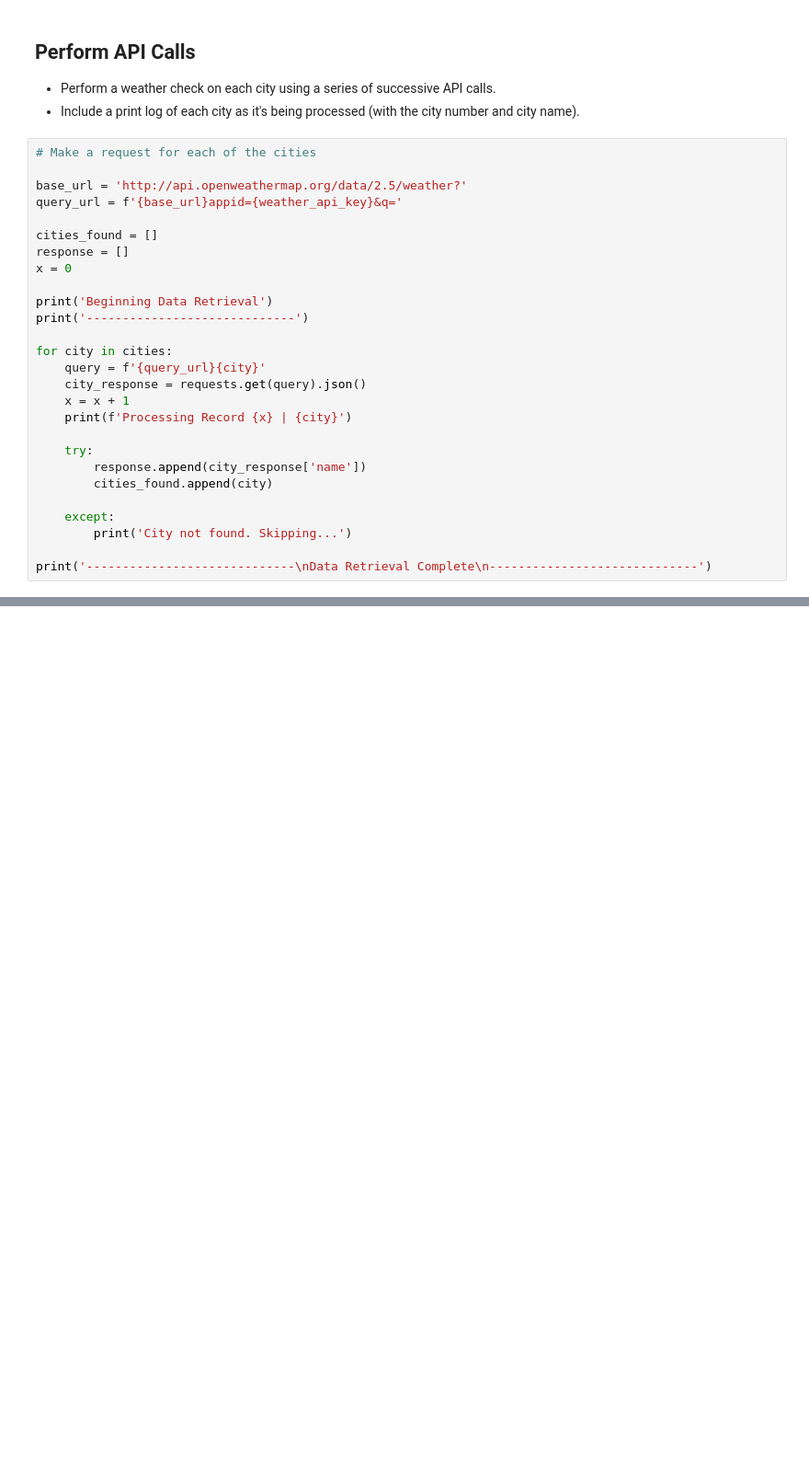
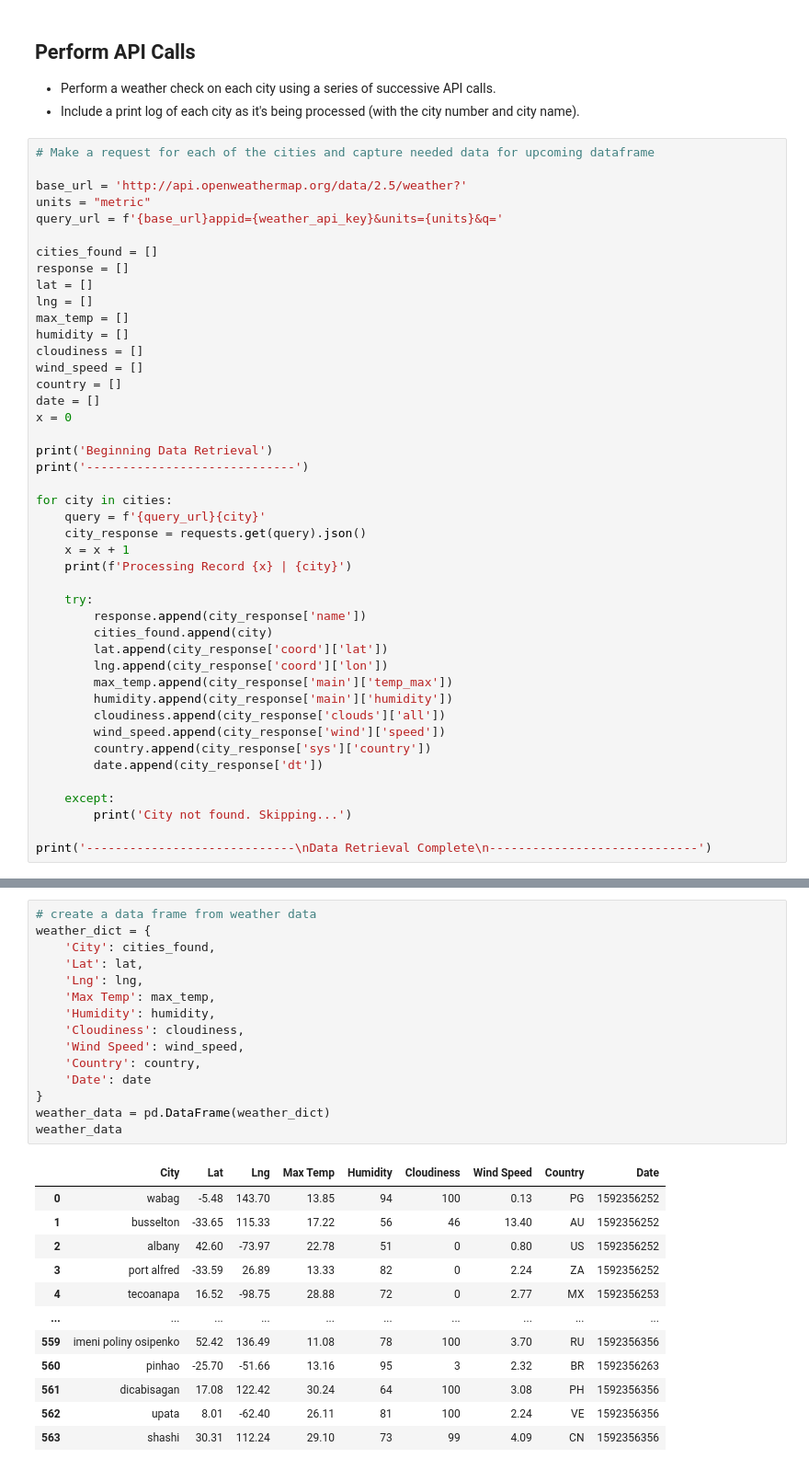
Before and after one commit to tamaranxu/python-api-challenge, a Jupyter notebook: WeatherPy/WeatherPy.ipynb, the cells around one changed output, grey strips where cells are left out. Shown: that part at 92% size. Cells and saved outputs as stored; diff of their text form; blank space fills up the shorter version.

```diff
--- a/WeatherPy/WeatherPy.ipynb
+++ b/WeatherPy/WeatherPy.ipynb
@@ -53,13 +53,22 @@ len(cities)
 * Perform a weather check on each city using a series of successive API calls.
 * Include a print log of each city as it's being processed (with the city number and city name).
 # %%
-# Make a request for each of the cities
+# Make a request for each of the cities and capture needed data for upcoming dataframe
 
 base_url = 'http://api.openweathermap.org/data/2.5/weather?'
-query_url = f'{base_url}appid={weather_api_key}&q='
+units = "metric"
+query_url = f'{base_url}appid={weather_api_key}&units={units}&q='
 
 cities_found = []
 response = []
+lat = []
+lng = []
+max_temp = []
+humidity = []
+cloudiness = []
+wind_speed = []
+country = []
+date = []
 x = 0
 
 print('Beginning Data Retrieval')
@@ -74,6 +83,14 @@ for city in cities:
     try:
         response.append(city_response['name'])
         cities_found.append(city)
+        lat.append(city_response['coord']['lat'])
+        lng.append(city_response['coord']['lon'])
+        max_temp.append(city_response['main']['temp_max'])
+        humidity.append(city_response['main']['humidity'])
+        cloudiness.append(city_response['clouds']['all'])
+        wind_speed.append(city_response['wind']['speed'])
+        country.append(city_response['sys']['country'])
+        date.append(city_response['dt'])
 
     except:
         print('City not found. Skipping...')
@@ -99,0 +122,28 @@ Data Retrieval Complete
+# %%
+# create a data frame from weather data
+weather_dict = {
+    'City': cities_found,
+    'Lat': lat,
+    'Lng': lng,
+    'Max Temp': max_temp,
+    'Humidity': humidity,
+    'Cloudiness': cloudiness,
+    'Wind Speed': wind_speed,
+    'Country': country,
+    'Date': date
+}
+weather_data = pd.DataFrame(weather_dict)
+weather_data
+# %% [output]
+|  | City | Lat | Lng | Max Temp | Humidity | Cloudiness | Wind Speed | Country | Date |
+| 0 | wabag | -5.48 | 143.70 | 13.85 | 94 | 100 | 0.13 | PG | 1592356252 |
+| 1 | busselton | -33.65 | 115.33 | 17.22 | 56 | 46 | 13.40 | AU | 1592356252 |
+| 2 | albany | 42.60 | -73.97 | 22.78 | 51 | 0 | 0.80 | US | 1592356252 |
+| 3 | port alfred | -33.59 | 26.89 | 13.33 | 82 | 0 | 2.24 | ZA | 1592356252 |
+| 4 | tecoanapa | 16.52 | -98.75 | 28.88 | 72 | 0 | 2.77 | MX | 1592356253 |
+| ... | ... | ... | ... | ... | ... | ... | ... | ... | ... |
+| 559 | imeni poliny osipenko | 52.42 | 136.49 | 11.08 | 78 | 100 | 3.70 | RU | 1592356356 |
+| 560 | pinhao | -25.70 | -51.66 | 13.16 | 95 | 3 | 2.32 | BR | 1592356263 |
+| 561 | dicabisagan | 17.08 | 122.42 | 30.24 | 64 | 100 | 3.08 | PH | 1592356356 |
+| 562 | upata | 8.01 | -62.40 | 26.11 | 81 | 100 | 2.24 | VE | 1592356356 |
+| 563 | shashi | 30.31 | 112.24 | 29.10 | 73 | 99 | 4.09 | CN | 1592356356 |
```
Also changed, not shown: parts of 8 cells of this notebook, 1 other file.
